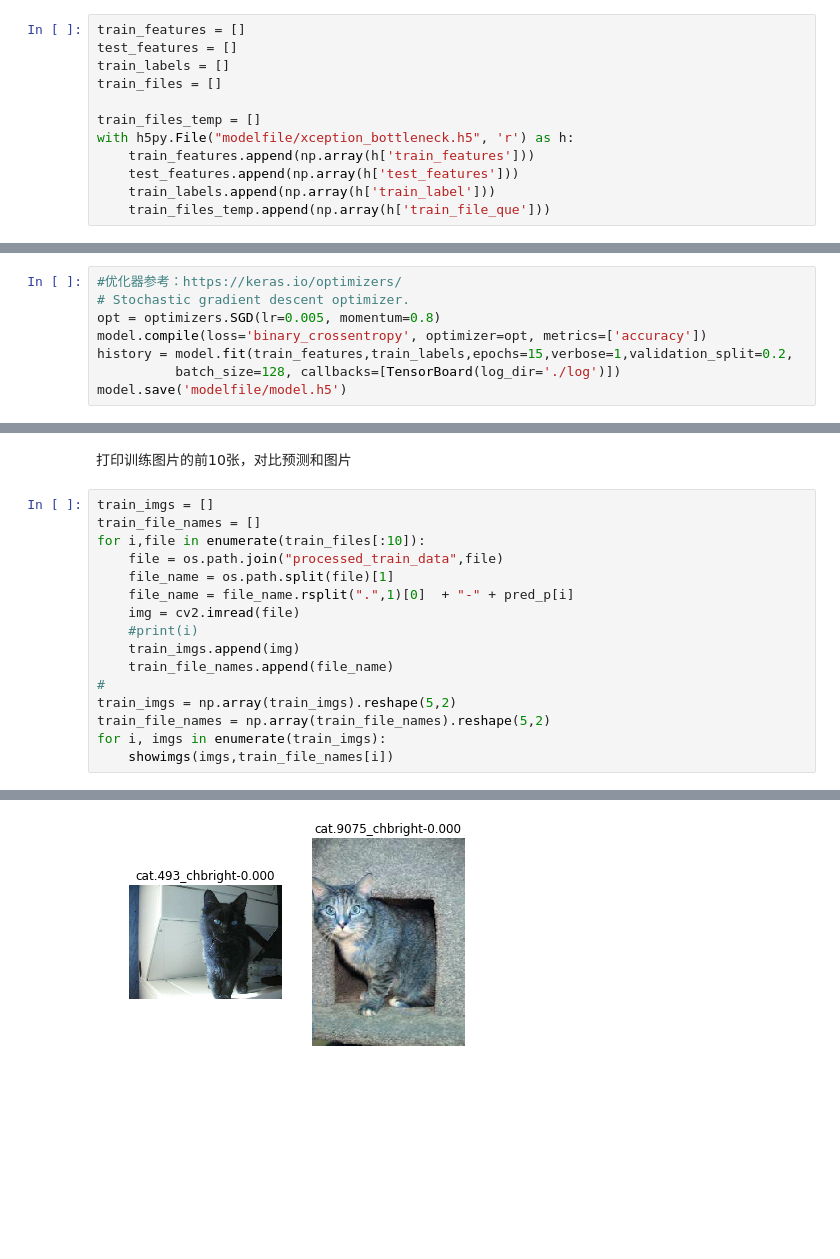
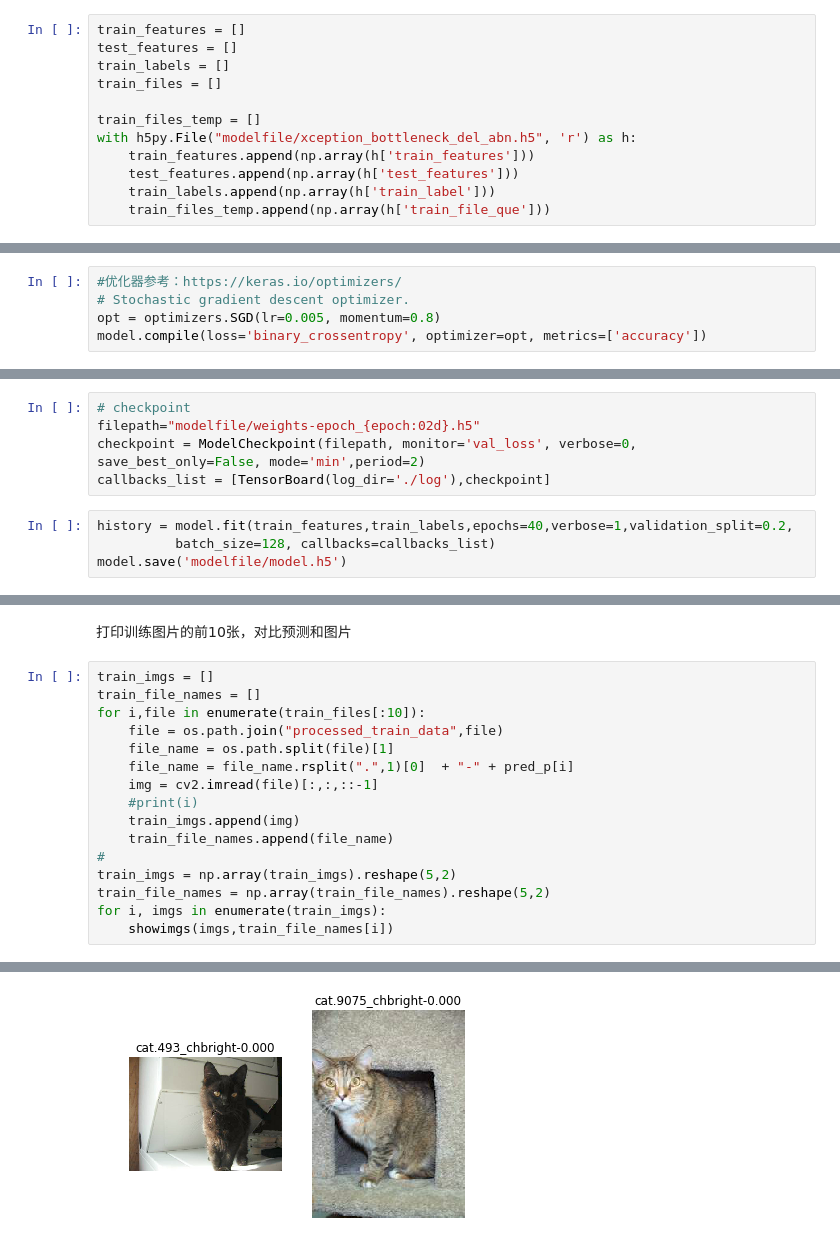
Before and after one commit to htliujy/capstone_dogs_vs_cats, a Jupyter notebook: 6_features_train.ipynb, the cells around one changed output, grey strips where cells are left out. Cells and saved outputs as stored; diff of their text form; blank space fills up the shorter version.

```diff
--- a/6_features_train.ipynb
+++ b/6_features_train.ipynb
@@ -16,7 +16,7 @@ train_labels = []
 train_files = []
 
 train_files_temp = []
-with h5py.File("modelfile/xception_bottleneck.h5", 'r') as h:
+with h5py.File("modelfile/xception_bottleneck_del_abn.h5", 'r') as h:
     train_features.append(np.array(h['train_features']))
     test_features.append(np.array(h['test_features']))
     train_labels.append(np.array(h['train_label']))
@@ -66,6 +67,3 @@ model = Model(inputs=inputlayer, outputs=outlayer)
 # Stochastic gradient descent optimizer.
 opt = optimizers.SGD(lr=0.005, momentum=0.8)
 model.compile(loss='binary_crossentropy', optimizer=opt, metrics=['accuracy'])
-history = model.fit(train_features,train_labels,epochs=15,verbose=1,validation_split=0.2,
-          batch_size=128, callbacks=[TensorBoard(log_dir='./log')])
-model.save('modelfile/model.h5')
@@ -89,0 +70,9 @@ Epoch 15/15
+# %%
+# checkpoint
+filepath="modelfile/weights-epoch_{epoch:02d}.h5"
+checkpoint = ModelCheckpoint(filepath, monitor='val_loss', verbose=0, save_best_only=False, mode='min',period=2)
+callbacks_list = [TensorBoard(log_dir='./log'),checkpoint]
+# %%
+history = model.fit(train_features,train_labels,epochs=40,verbose=1,validation_split=0.2,
+          batch_size=128, callbacks=callbacks_list)
+model.save('modelfile/model.h5')
@@ -145,7 +152,7 @@ for i,file in enumerate(train_files[:10]):
     file = os.path.join("processed_train_data",file)
     file_name = os.path.split(file)[1]
     file_name = file_name.rsplit(".",1)[0]  + "-" + pred_p[i]
-    img = cv2.imread(file)
+    img = cv2.imread(file)[:,:,::-1]
     #print(i)
     train_imgs.append(img)
     train_file_names.append(file_name)
@@ -159,4 +166,4 @@ for i, imgs in enumerate(train_imgs):
 [figure]
 [figure]
 [figure]
-[figure, old version]
+[figure, new version]
```
Also changed, not shown: parts of 7 cells of this notebook, 7 other files.
